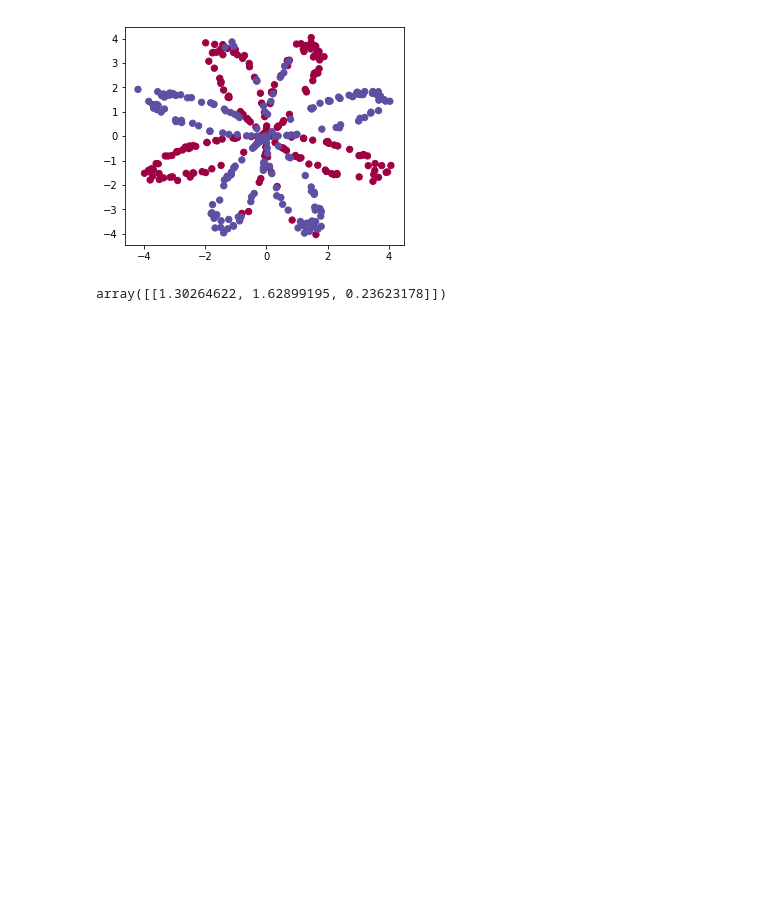
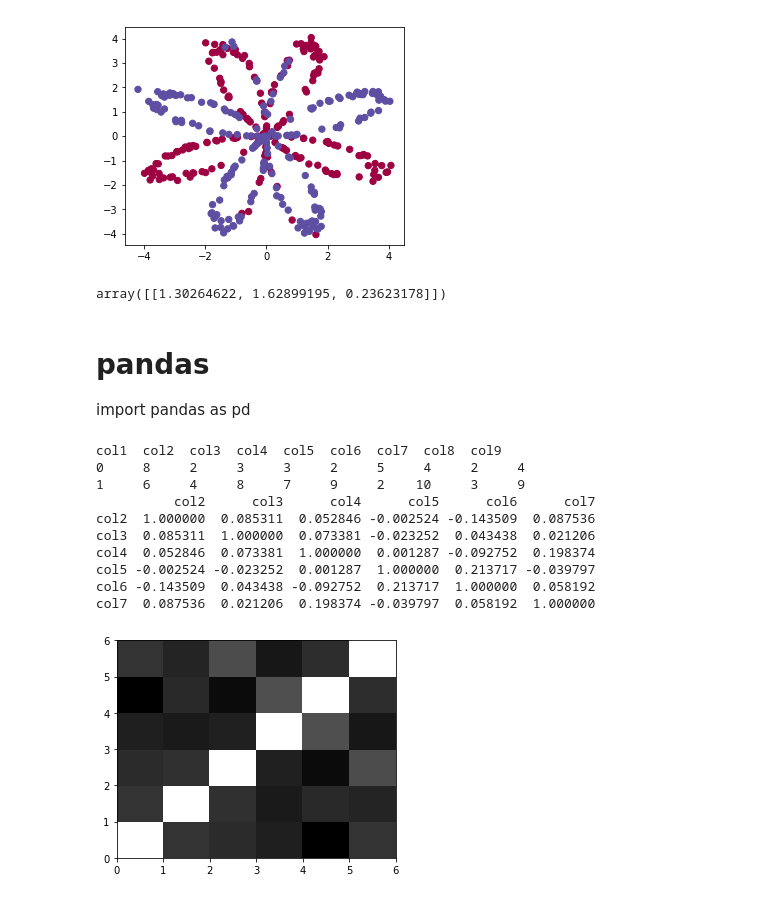
Before and after one commit to shukang11/myNoteBook, a Jupyter notebook: 机器学习/Code/基础知识.ipynb, the cells around one changed output. Cells and saved outputs as stored; diff of their text form; code cells hidden in the pictures; blank space fills up the shorter version.

```diff
--- a/机器学习/Code/基础知识.ipynb
+++ b/机器学习/Code/基础知识.ipynb
@@ -73,3 +78,32 @@ Z2 = np.dot(W2, A1) + b2
 Z2
 # %% [output]
 array([[1.30264622, 1.62899195, 0.23623178]])
+# %% [markdown]
+# pandas
+import pandas as pd
+# %%
+import pandas as pd
+from pandas import DataFrame
+import random
+# 定义一个DataFrame
+cols = ['col{i}'.format(i=i) for i in range(1, 10)]
+values = [[random.randint(1, 10) for _ in range(1, 100)] for i in range(1, 10)]
+d = dict(zip(cols, values))
+dataFrame1 = DataFrame(data=d)
+print(dataFrame1.head(2))
+cor = DataFrame(dataFrame1.iloc[:, 1:7].corr()) # 计算相关系数
+print(cor)
+plt.pcolor(cor)
+plt.show()
+# %% [output]
+col1  col2  col3  col4  col5  col6  col7  col8  col9
+0     8     2     3     3     2     5     4     2     4
+1     6     4     8     7     9     2    10     3     9
+          col2      col3      col4      col5      col6      col7
+col2  1.000000  0.085311  0.052846 -0.002524 -0.143509  0.087536
+col3  0.085311  1.000000  0.073381 -0.023252  0.043438  0.021206
+col4  0.052846  0.073381  1.000000  0.001287 -0.092752  0.198374
+col5 -0.002524 -0.023252  0.001287  1.000000  0.213717 -0.039797
+col6 -0.143509  0.043438 -0.092752  0.213717  1.000000  0.058192
+col7  0.087536  0.021206  0.198374 -0.039797  0.058192  1.000000
+[figure, added]
```
Also changed, not shown: parts of 2 cells of this notebook, 2 other files.
